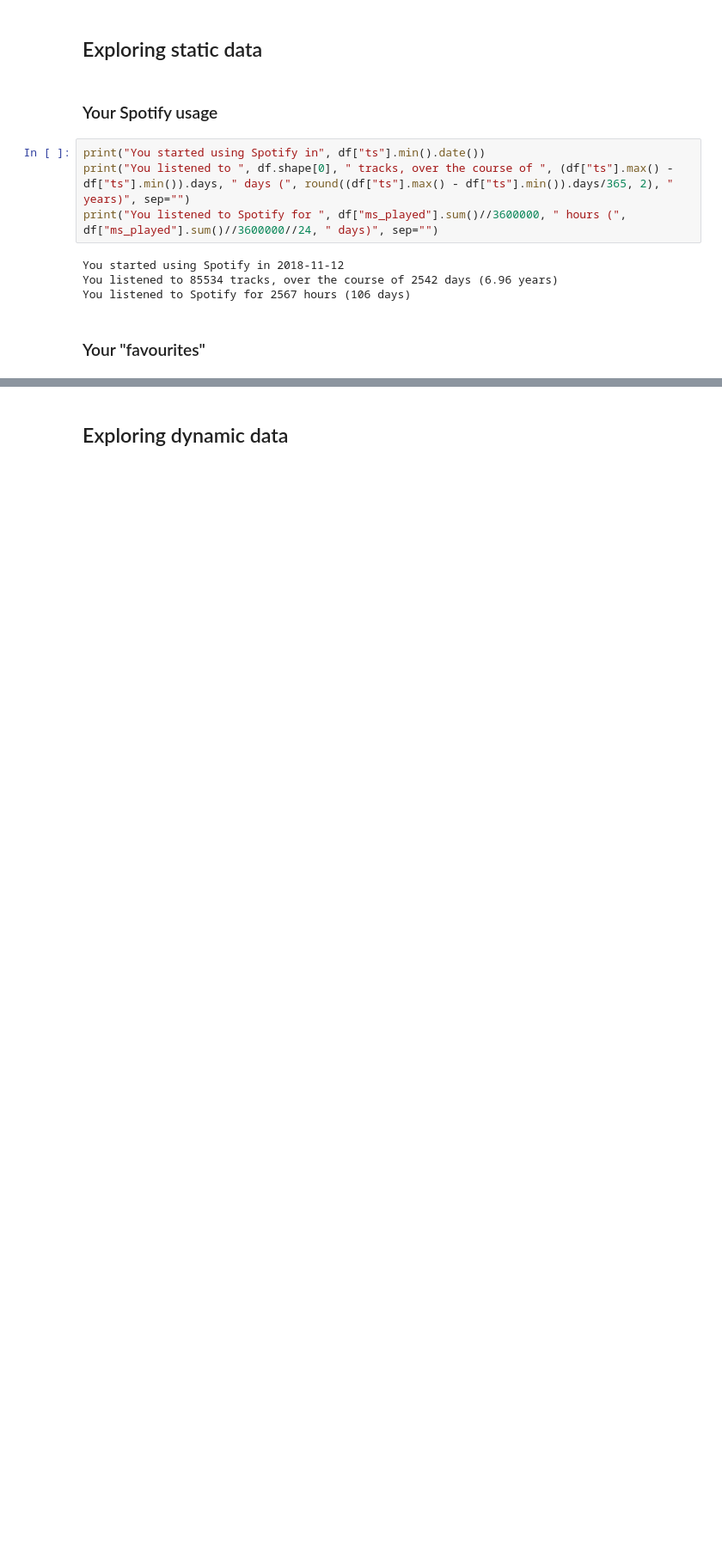
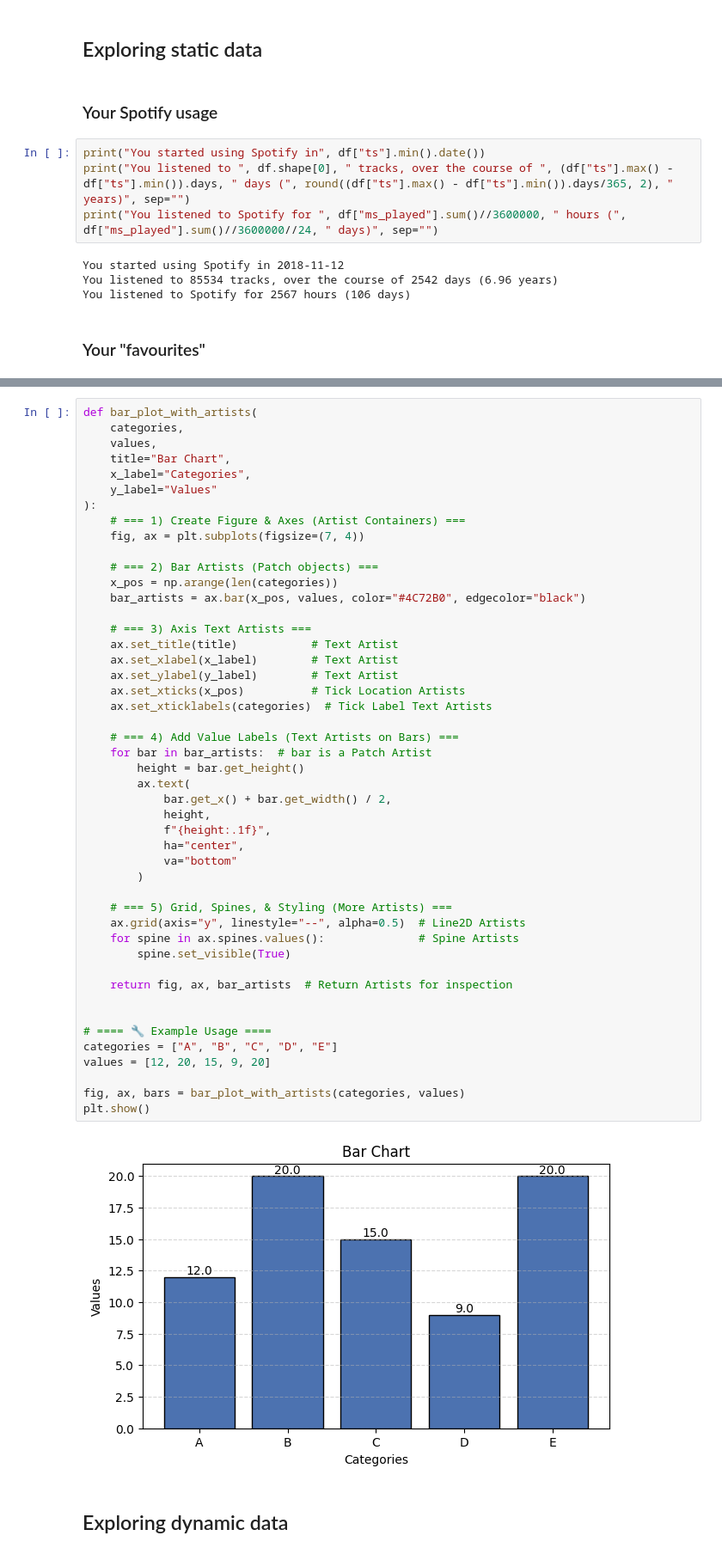
Before and after one commit to Innisvysom2/betterWrapped, a Jupyter notebook: betterWrapped.ipynb, the cells around one changed output, grey strips where cells are left out. Shown: that part at 86% size. Cells and saved outputs as stored; diff of their text form; blank space fills up the shorter version.

```diff
--- a/betterWrapped.ipynb
+++ b/betterWrapped.ipynb
@@ -217,2 +232,51 @@ get_top_data_raw(attribute, sorting_value, top_count, start="2025") #start="year
+# %%
+def bar_plot_with_artists(
+    categories,
+    values,
+    title="Bar Chart",
+    x_label="Categories",
+    y_label="Values"
+):
+    # === 1) Create Figure & Axes (Artist Containers) ===
+    fig, ax = plt.subplots(figsize=(7, 4))
+
+    # === 2) Bar Artists (Patch objects) ===
+    x_pos = np.arange(len(categories))
+    bar_artists = ax.bar(x_pos, values, color="#4C72B0", edgecolor="black")
+
+    # === 3) Axis Text Artists ===
+    ax.set_title(title)           # Text Artist
+    ax.set_xlabel(x_label)        # Text Artist
+    ax.set_ylabel(y_label)        # Text Artist
+    ax.set_xticks(x_pos)          # Tick Location Artists
+    ax.set_xticklabels(categories)  # Tick Label Text Artists
+
+    # === 4) Add Value Labels (Text Artists on Bars) ===
+    for bar in bar_artists:  # bar is a Patch Artist
+        height = bar.get_height()
+        ax.text(
+            bar.get_x() + bar.get_width() / 2,
+            height,
+            f"{height:.1f}",
+            ha="center",
+            va="bottom"
+        )
+
+    # === 5) Grid, Spines, & Styling (More Artists) ===
+    ax.grid(axis="y", linestyle="--", alpha=0.5)  # Line2D Artists
+    for spine in ax.spines.values():              # Spine Artists
+        spine.set_visible(True)
+
+    return fig, ax, bar_artists  # Return Artists for inspection
+
+
+# ==== 🔧 Example Usage ====
+categories = ["A", "B", "C", "D", "E"]
+values = [12, 20, 15, 9, 20]
+
+fig, ax, bars = bar_plot_with_artists(categories, values)
+plt.show()
+# %% [output]
+[figure, added]
 # %% [markdown]
 ## Exploring dynamic data
```
Also changed, not shown: parts of 8 cells of this notebook.
